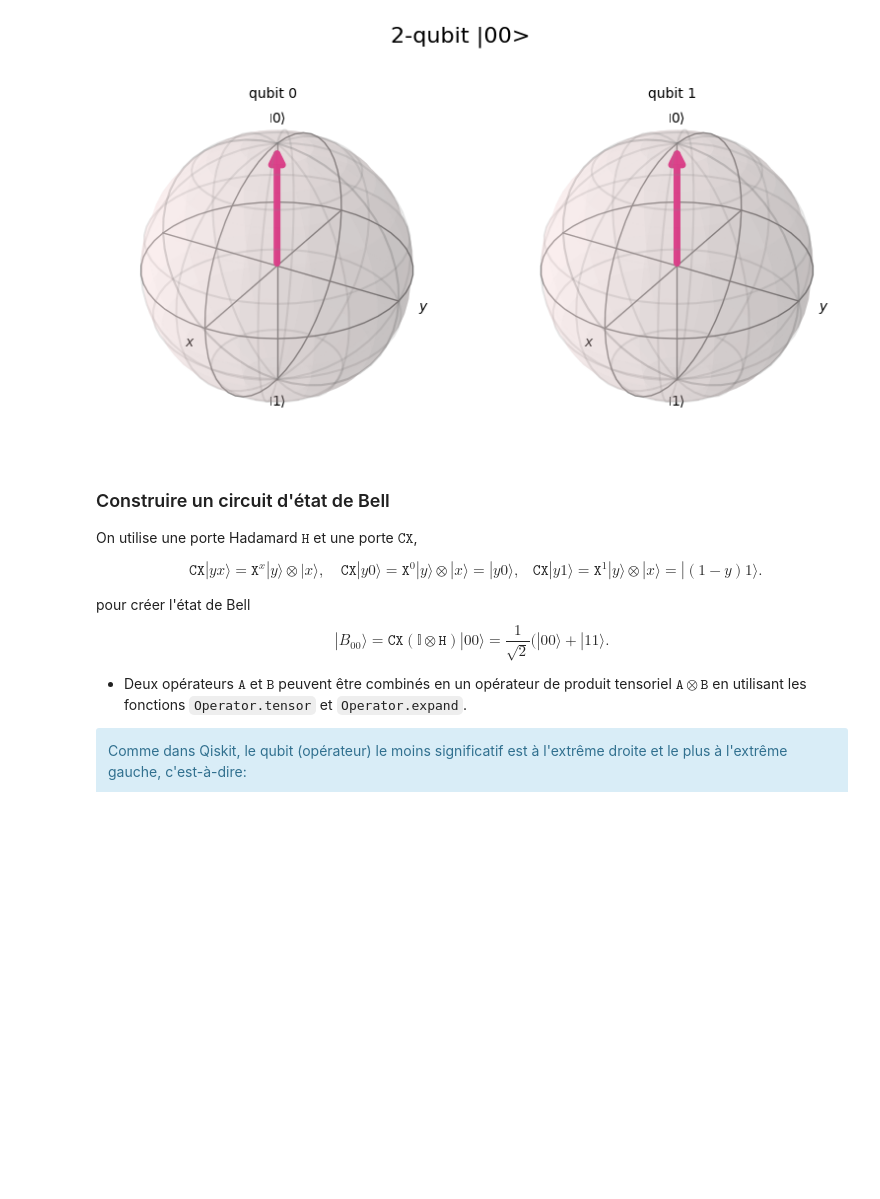
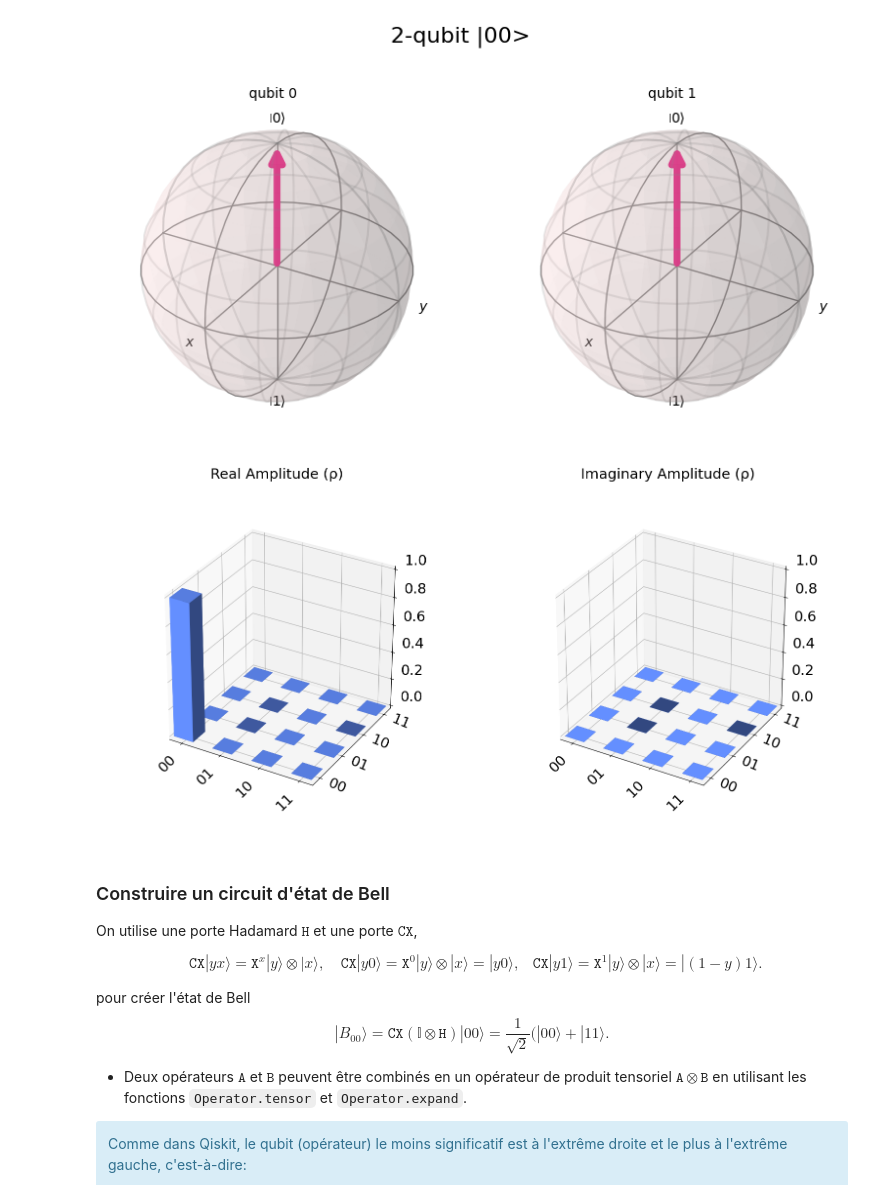
Before and after one commit to TchapetNjafa/PHY4268_Tutoriels_2024, a Jupyter notebook: PHY4268_Tutorial 7 - Survey of quantum gates operations_ 240531-test.ipynb, the cells around one changed output. Cells and saved outputs as stored; diff of their text form; code cells hidden in the pictures; blank space fills up the shorter version.

```diff
--- a/PHY4268_Tutorial 7 - Survey of quantum gates operations_ 240531-test.ipynb
+++ b/PHY4268_Tutorial 7 - Survey of quantum gates operations_ 240531-test.ipynb
@@ -47,6 +47,10 @@ sv00.draw('text')
 plot_bloch_multivector(sv00, title='2-qubit |00>')
 # %% [output]
 [figure]
+# %%
+sv00.draw('city')
+# %% [output]
+[figure, added]
 # %% [markdown]
 ### Construire un circuit d'état de Bell
 
```
Also changed, not shown: parts of 21 cells of this notebook, 3 other files.
